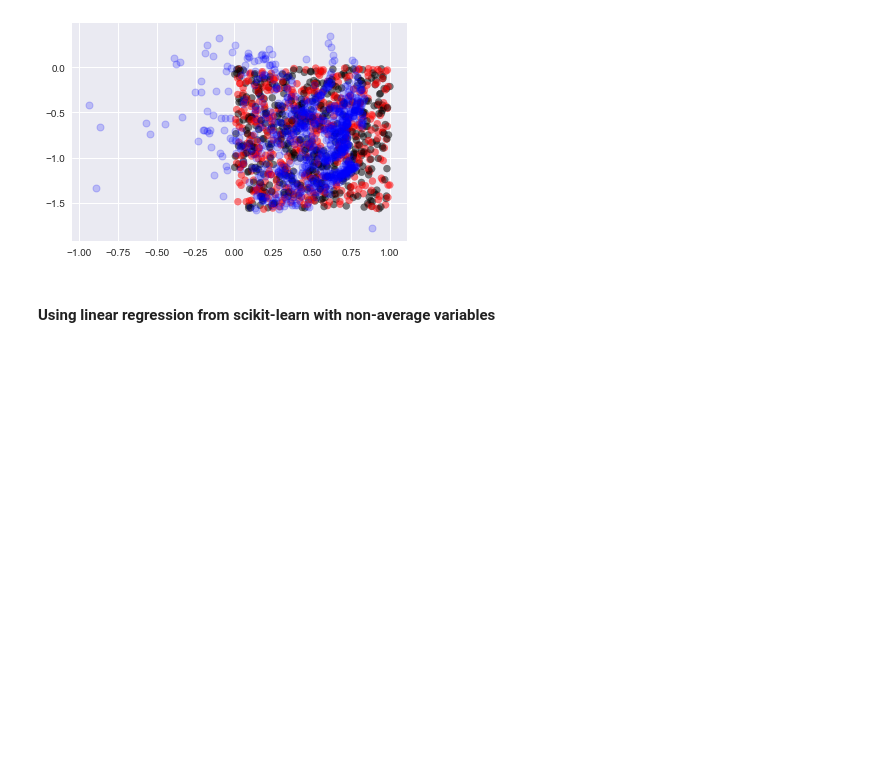
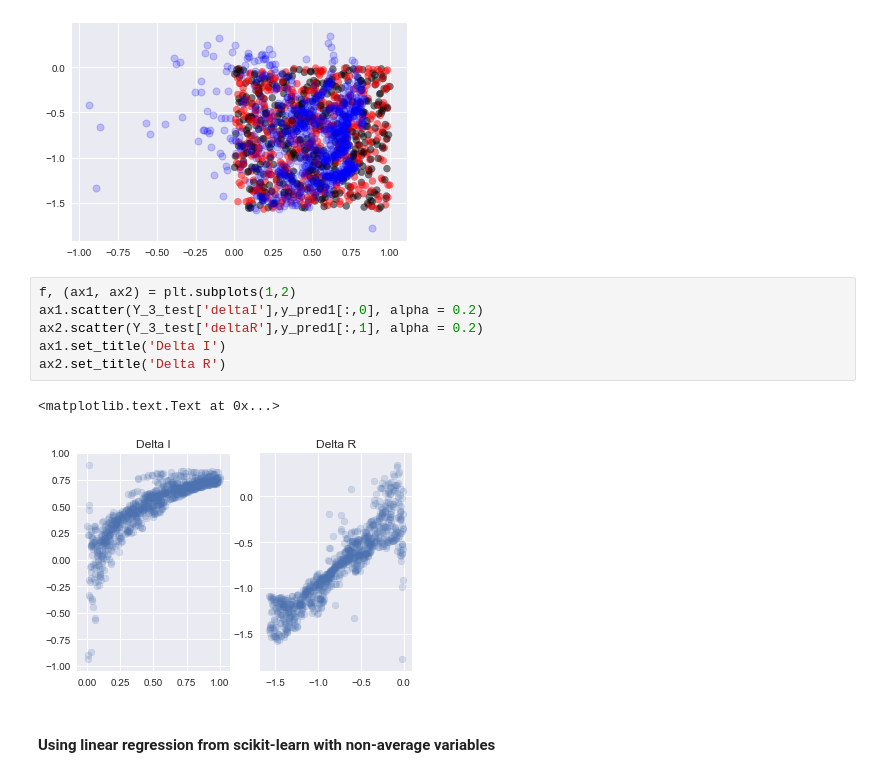
Before and after one commit to Lcollins91/DS_ResearchProject_ND, a Jupyter notebook: Master_CO_Circle_Spec_Model.ipynb, the cells around one changed output. Cells and saved outputs as stored; diff of their text form; blank space fills up the shorter version.

Commit message:
Improving plots showing fits

```diff
--- a/Master_CO_Circle_Spec_Model.ipynb
+++ b/Master_CO_Circle_Spec_Model.ipynb
@@ -106,6 +106,15 @@ Variance score: 0.766
 Score on test set: 0.786
 <matplotlib.collections.PathCollection at 0x...>
 [figure]
+# %%
+f, (ax1, ax2) = plt.subplots(1,2)
+ax1.scatter(Y_3_test['deltaI'],y_pred1[:,0], alpha = 0.2)
+ax2.scatter(Y_3_test['deltaR'],y_pred1[:,1], alpha = 0.2)
+ax1.set_title('Delta I')
+ax2.set_title('Delta R')
+# %% [output]
+<matplotlib.text.Text at 0x...>
+[figure, added]
 # %% [markdown]
 #### Using linear regression from scikit-learn with non-average variables
 # %%
```
